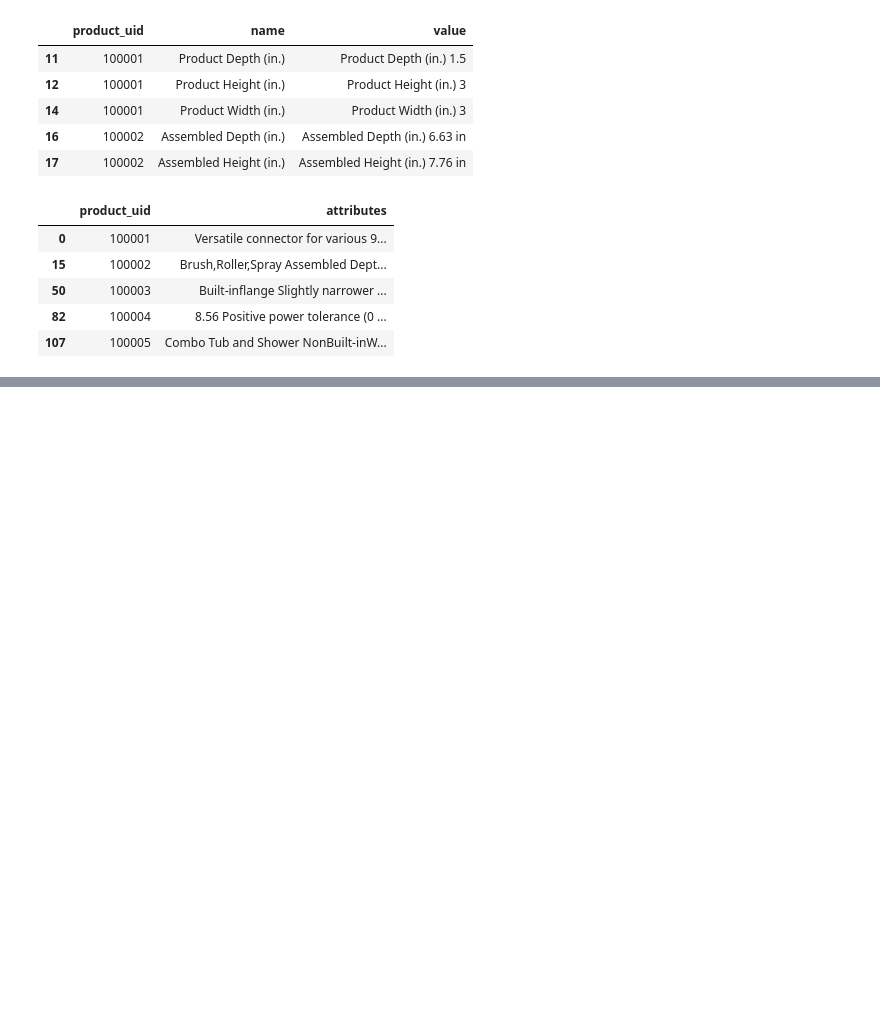
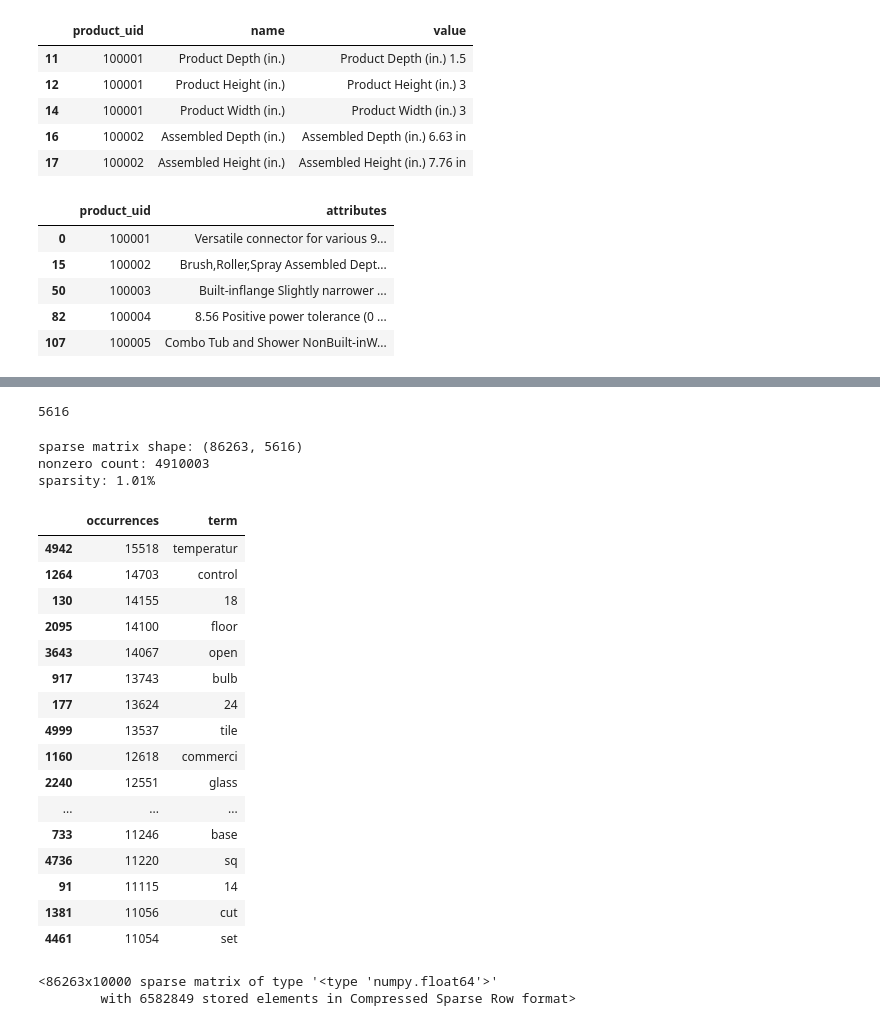
Before and after one commit to UltravioletAnalytics/text-features, a Jupyter notebook: homedepot.ipynb, the cells around one changed output, grey strips where cells are left out. Saved outputs shown, nothing was run; the diff lists cells and outputs as text; code cells hidden in the pictures; blank space fills up the shorter version.

```diff
--- a/homedepot.ipynb
+++ b/homedepot.ipynb
@@ -176,0 +155,20 @@ df.head()
+# %%
+#
+# Before we turn the documents into feature vectors, there's a little bit more cleanup for us to do...
+#
+
+# Convert to all lowercase
+df.document = df.attributes.map(lambda x: x.lower())
+
+# Remove all dashes from inbetween alphas
+import re
+regex = r'([a-zA-Z])\-([a-zA-Z])'
+df.document = df.document.map(lambda x: re.sub(regex, '\1\2', x))
+
+# remove parens
+df.document = df.document.str.replace('(', '')
+df.document = df.document.str.replace(')', '')
+df.document
+
+# remove degree character
+df.document = df.document.str.replace('°', '')
@@ -176,0 +199,7 @@ df.head()
+# %%
+# We'll also perform stemming where we attempt to truncate the different endings of related words to capture
+# the meaning rather than the spelling. Ex) "surf", "surfs", "surfer", "surfing" -> "surf"
+from nltk.stem.snowball import SnowballStemmer
+stemmer = SnowballStemmer("english")
+df['stemmed'] = df.document.map(lambda x: ' '.join([stemmer.stem(y) for y in x.decode('utf-8').split(' ')]))
+df.stemmed.head()
@@ -176,0 +262,6 @@ df.head()
+# %%
+# All documents have somewhere around 860 thousand different ngrams, this is too many. Let's try again
+# with a different min_df that requires a phrase to occur in at least 2 documents
+cvec = CountVectorizer(min_df=.0025, max_df=.1, stop_words='english', ngram_range=(1,2))
+cvec.fit(df.stemmed)
+list(islice(cvec.vocabulary_.items(), 20))
@@ -176,0 +289,45 @@ df.head()
+# %%
+len(cvec.vocabulary_)
+# %% [output]
+5616
+# %%
+# Ok, that's great. Now we'll do the transformation to a 'bag of words' representation
+cvec_counts = cvec.transform(df.stemmed)
+print 'sparse matrix shape:', cvec_counts.shape
+print 'nonzero count:', cvec_counts.nnz
+print 'sparsity: %.2f%%' % (100.0 * cvec_counts.nnz / (cvec_counts.shape[0] * cvec_counts.shape[1]))
+# %% [output]
+sparse matrix shape: (86263, 5616)
+nonzero count: 4910003
+sparsity: 1.01%
+# %%
+# Let's use the result to find the top terms by total number of occurences
+occ = np.asarray(cvec_counts.sum(axis=0)).ravel().tolist()
+counts_df = pd.DataFrame({'term': cvec.get_feature_names(), 'occurrences': occ})
+counts_df.sort_values(by='occurrences', ascending=False).head(20)
+# %% [output]
+|  | occurrences | term |
+| 4942 | 15518 | temperatur |
+| 1264 | 14703 | control |
+| 130 | 14155 | 18 |
+| 2095 | 14100 | floor |
+| 3643 | 14067 | open |
+| 917 | 13743 | bulb |
+| 177 | 13624 | 24 |
+| 4999 | 13537 | tile |
+| 1160 | 12618 | commerci |
+| 2240 | 12551 | glass |
+| ... | ... | ... |
+| 733 | 11246 | base |
+| 4736 | 11220 | sq |
+| 91 | 11115 | 14 |
+| 1381 | 11056 | cut |
+| 4461 | 11054 | set |
+# %%
+# From the vectorized count, we can use the TfidfTransformer to calculate the tf-idf weights
+transformer = TfidfTransformer()
+transformed_weights = transformer.fit_transform(cvec_counts)
+transformed_weights
+# %% [output]
+<86263x10000 sparse matrix of type '<type 'numpy.float64'>'
+        with 6582849 stored elements in Compressed Sparse Row format>
```
Also changed, not shown: parts of 12 cells of this notebook.
